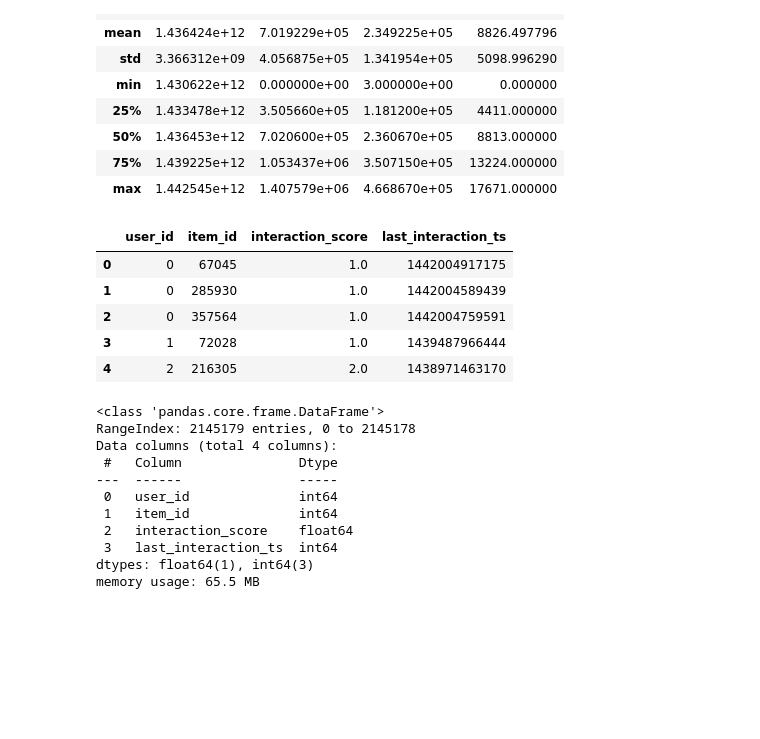
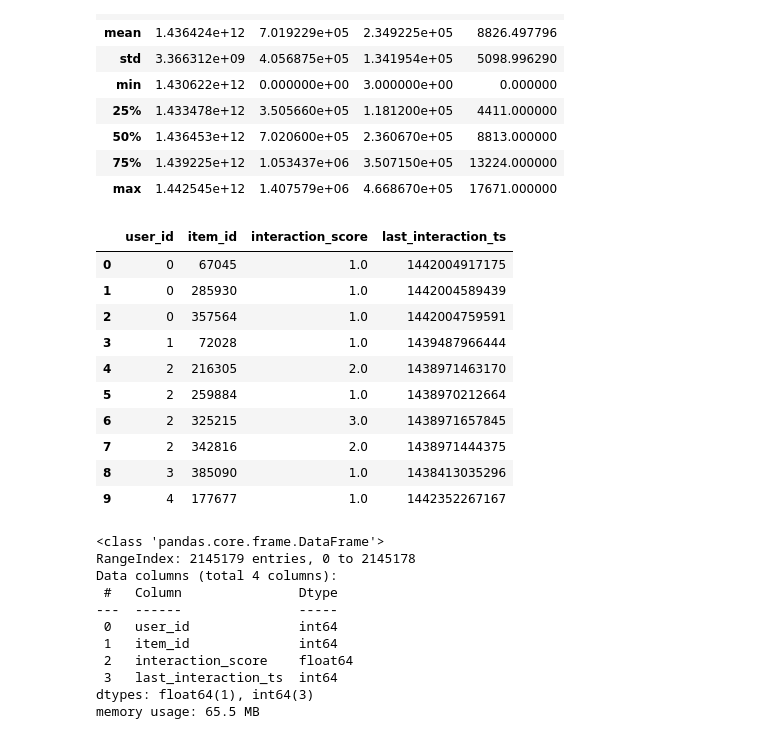
Before and after one commit to CJC-AI/Recommender-system, a Jupyter notebook: notebooks/eda.ipynb, the cells around one changed output. Drawn from its saved outputs; the diff is of its cells as text; code cells hidden in the pictures; blank space fills up the shorter version.

```diff
--- a/notebooks/eda.ipynb
+++ b/notebooks/eda.ipynb
@@ -40,14 +40,19 @@ df.describe()
 | max | 1.442545e+12 | 1.407579e+06 | 4.668670e+05 | 17671.000000 |
 # %%
 interactions = pd.read_csv("../data/processed/interactions.csv")
-interactions.head()
+interactions.head(10)
 # %% [output]
 |  | user_id | item_id | interaction_score | last_interaction_ts |
 | 0 | 0 | 67045 | 1.0 | 1442004917175 |
 | 1 | 0 | 285930 | 1.0 | 1442004589439 |
 | 2 | 0 | 357564 | 1.0 | 1442004759591 |
 | 3 | 1 | 72028 | 1.0 | 1439487966444 |
 | 4 | 2 | 216305 | 2.0 | 1438971463170 |
+| 5 | 2 | 259884 | 1.0 | 1438970212664 |
+| 6 | 2 | 325215 | 3.0 | 1438971657845 |
+| 7 | 2 | 342816 | 2.0 | 1438971444375 |
+| 8 | 3 | 385090 | 1.0 | 1438413035296 |
+| 9 | 4 | 177677 | 1.0 | 1442352267167 |
 # %%
 interactions.info()
 # %% [output]
```
Also changed, not shown: parts of 3 cells of this notebook, 1 other file.
